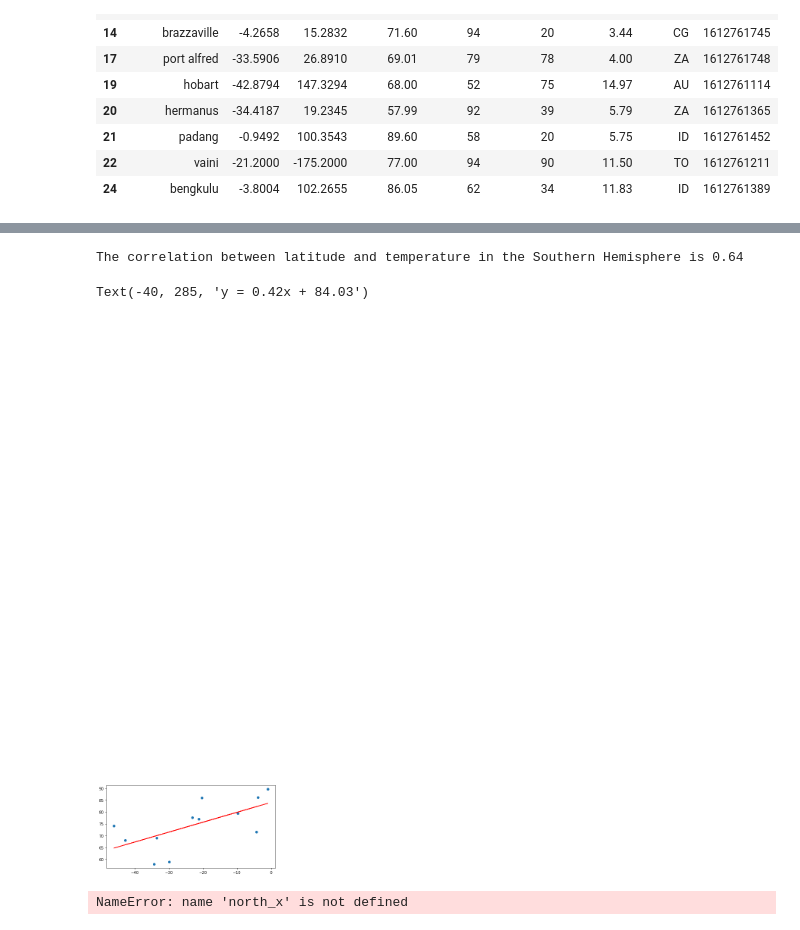
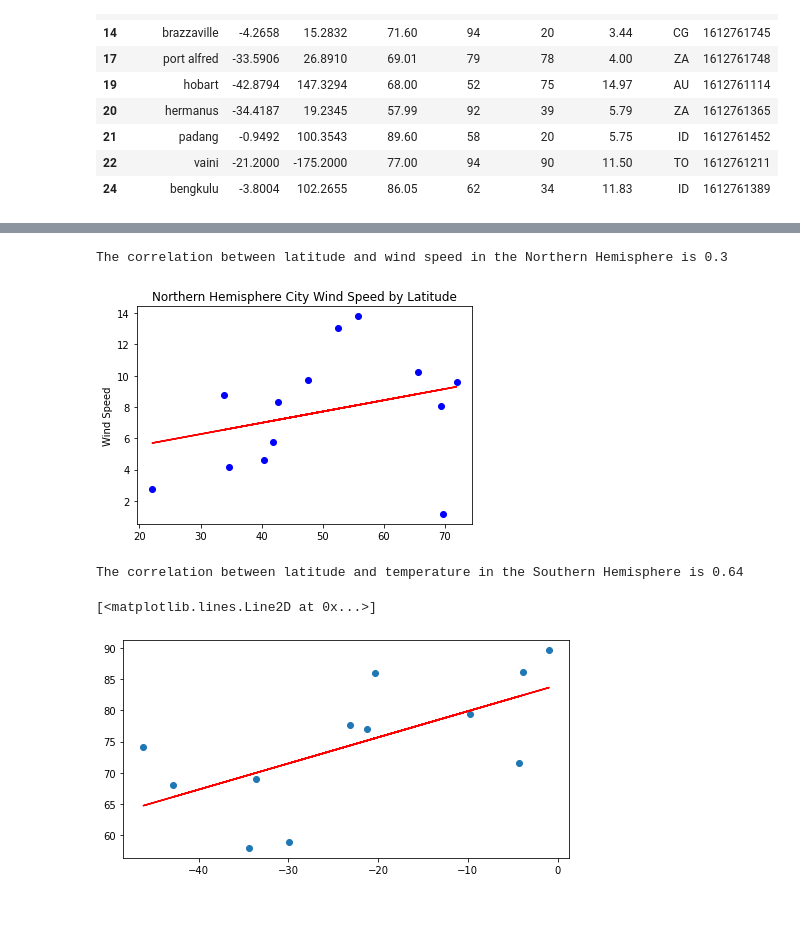
Before and after one commit to mel-c-lowe/Python-API-Challenge, a Jupyter notebook: WeatherPy/WeatherPy.ipynb, the cells around one changed output, grey strips where cells are left out. Cells and saved outputs as stored; diff of their text form; code cells hidden in the pictures.

Commit message:
All charts basicly presented and functional.  Need resolution on xlabel issue  and to add analysis.

```diff
--- a/WeatherPy/WeatherPy.ipynb
+++ b/WeatherPy/WeatherPy.ipynb
@@ -361,36 +540,51 @@ plt.show()
+# %%
+# Northern Wind Speed vs Latitude
+north_x = northern_weather["Lat"]
+north_wind = northern_weather["Wind Speed"]
+
+plt.plot (north_x, north_wind, "bo")
+
+# Calculate the line of best fit and plot on the graph
+(slope, intercept, rvalue, pvalue, stderr) = linregress(north_x, north_wind)
+regress_values = north_x * slope + intercept
+line_eq = "y = " + str(round(slope,2)) + "x + " + str(round(intercept,2))
+
+# Place the line on the graph and annotate
+correlation = st.pearsonr(north_x, north_wind)
+# Why is this showing so weirdly?
+print(f"The correlation between latitude and wind speed in the Northern Hemisphere is {round(correlation[0],2)}")
+
+plt.plot(north_x, regress_values, "r-")
+# plt.annotate(line_eq,(-40,285),fontsize=15,color="green")
+
+plt.ylabel("Wind Speed")
+# plt.xlabel("Latitude")
+plt.title("Northern Hemisphere City Wind Speed by Latitude")
+
+plt.show()
+# %% [output]
+The correlation between latitude and wind speed in the Northern Hemisphere is 0.3
+[figure, added]
 # %%
+# Extra stuff?
+
+
+
 correlation = st.pearsonr(south_x, south_temp)
+# Why is this showing so weirdly?
 print(f"The correlation between latitude and temperature in the Southern Hemisphere is {round(correlation[0],2)}")
 
 # Calculate the line of best fit and plot on the graph
 (slope, intercept, rvalue, pvalue, stderr) = linregress(south_x, south_temp)
 regress_values = south_x * slope + intercept
 line_eq = "y = " + str(round(slope,2)) + "x + " + str(round(intercept,2))
 
 plt.figure(figsize=(8, 4))
 plt.scatter(south_x, south_temp)
 plt.plot(south_x, regress_values, "r-")
-plt.annotate(line_eq,(-40,285),fontsize=15,color="green")
+# plt.annotate(line_eq,(-40,285),fontsize=15,color="green")
+# The above annotation was making the weird
 # %% [output]
 The correlation between latitude and temperature in the Southern Hemisphere is 0.64
-Text(-40, 285, 'y = 0.42x + 84.03')
+[<matplotlib.lines.Line2D at 0x...>]
-[figure, old version]
+[figure, new version]
-# %%
-# Can't run this until I have a larger data set
-
-
-correlation = st.pearsonr(north_x, north_temp)
-print(f"The correlation between latitude and temperature in the Northern Hemisphere is {round(correlation[0],2)}")
-
-# Calculate the line of best fit and plot on the graph
-(slope, intercept, rvalue, pvalue, stderr) = linregress(north_x, north_temp)
-regress_values = north_x * slope + intercept
-line_eq = f'y = {str(round(slope,2))}x + {str(round(intercept,2))}'
-plt.scatter(north_x, north_temp)
-plt.plot(north_x, regress_values, "r-")
-plt.annotate(f'Correlation:  {round(rvalue, 2)}', (-2,-15), fontsize=14, color='#1e4bae')
-plt.annotate(f'Linear Reg:  {line_eq}', (-2,-30), fontsize=14, color='#1e4bae')
-
-plt.show()
-# %% [output]
-NameError: name 'north_x' is not defined
```
Also changed, not shown: parts of 10 cells of this notebook.
